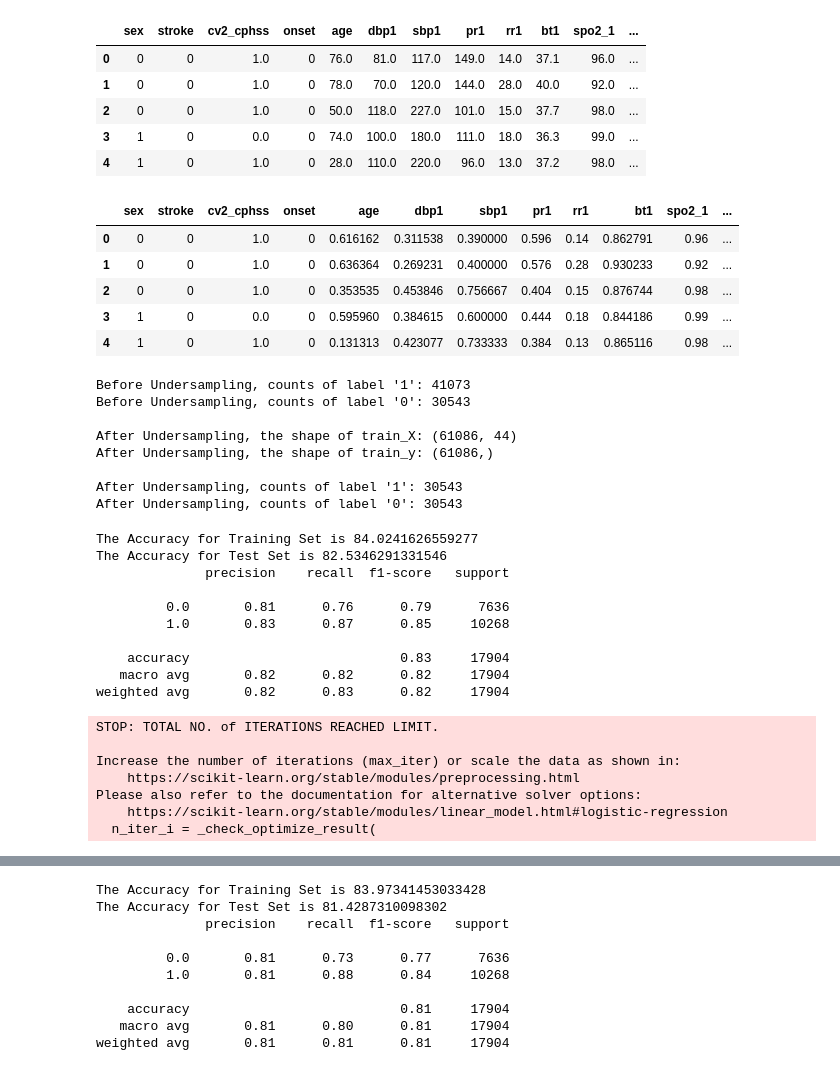
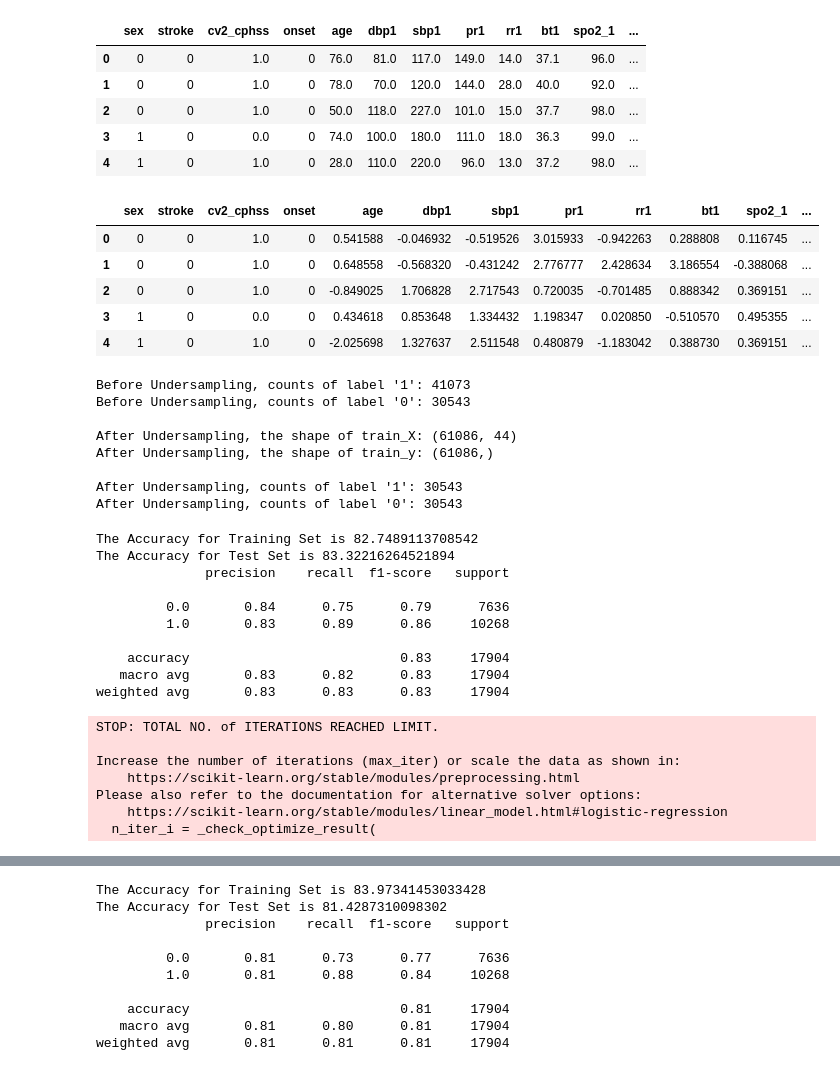
Before and after one commit to nilesh3030/Stroke-Prediction, a Jupyter notebook: Notebooks/5_modelling.ipynb, the cells around one changed output, grey strips where cells are left out. Drawn from its saved outputs; the diff is of its cells as text; code cells hidden in the pictures.

```diff
--- a/Notebooks/5_modelling.ipynb
+++ b/Notebooks/5_modelling.ipynb
@@ -126,16 +141,16 @@ LR_data.head()
 | 4 | 1 | 0 | 1.0 | 0 | 28.0 | 110.0 | 220.0 | 96.0 | 13.0 | 37.2 | 98.0 | ... |
 # %%
 vars_to_scale = ['age', 'dbp1','sbp1','pr1','rr1','bt1','spo2_1','Temperature','Temp_max_month','Temp_min_month','Temp_avg_month','diff_Temp_max_day','diff_Temp_min_day','diff_Temp_avg_day']
-scaler = MinMaxScaler()
+scaler = StandardScaler()
 LR_data[vars_to_scale] = scaler.fit_transform(LR_data[vars_to_scale])
 LR_data.head()
 # %% [output]
 |  | sex | stroke | cv2_cphss | onset | age | dbp1 | sbp1 | pr1 | rr1 | bt1 | spo2_1 | ... |
-| 0 | 0 | 0 | 1.0 | 0 | 0.616162 | 0.311538 | 0.390000 | 0.596 | 0.14 | 0.862791 | 0.96 | ... |
-| 1 | 0 | 0 | 1.0 | 0 | 0.636364 | 0.269231 | 0.400000 | 0.576 | 0.28 | 0.930233 | 0.92 | ... |
-| 2 | 0 | 0 | 1.0 | 0 | 0.353535 | 0.453846 | 0.756667 | 0.404 | 0.15 | 0.876744 | 0.98 | ... |
-| 3 | 1 | 0 | 0.0 | 0 | 0.595960 | 0.384615 | 0.600000 | 0.444 | 0.18 | 0.844186 | 0.99 | ... |
-| 4 | 1 | 0 | 1.0 | 0 | 0.131313 | 0.423077 | 0.733333 | 0.384 | 0.13 | 0.865116 | 0.98 | ... |
+| 0 | 0 | 0 | 1.0 | 0 | 0.541588 | -0.046932 | -0.519526 | 3.015933 | -0.942263 | 0.288808 | 0.116745 | ... |
+| 1 | 0 | 0 | 1.0 | 0 | 0.648558 | -0.568320 | -0.431242 | 2.776777 | 2.428634 | 3.186554 | -0.388068 | ... |
+| 2 | 0 | 0 | 1.0 | 0 | -0.849025 | 1.706828 | 2.717543 | 0.720035 | -0.701485 | 0.888342 | 0.369151 | ... |
+| 3 | 1 | 0 | 0.0 | 0 | 0.434618 | 0.853648 | 1.334432 | 1.198347 | 0.020850 | -0.510570 | 0.495355 | ... |
+| 4 | 1 | 0 | 1.0 | 0 | -2.025698 | 1.327637 | 2.511548 | 0.480879 | -1.183042 | 0.388730 | 0.369151 | ... |
 # %%
 X = LR_data.iloc[:,LR_data.columns != 'cv2_cphss']
 y = LR_data.cv2_cphss
@@ -178,16 +193,16 @@ print("The Accuracy for Test Set is {}".format(test_acc*100))
 
 print(classification_report(y_test, y_pred))
 # %% [output]
-The Accuracy for Training Set is 84.0241626559277
-The Accuracy for Test Set is 82.5346291331546
+The Accuracy for Training Set is 82.7489113708542
+The Accuracy for Test Set is 83.32216264521894
               precision    recall  f1-score   support
 
-         0.0       0.81      0.76      0.79      7636
-         1.0       0.83      0.87      0.85     10268
+         0.0       0.84      0.75      0.79      7636
+         1.0       0.83      0.89      0.86     10268
 
     accuracy                           0.83     17904
-   macro avg       0.82      0.82      0.82     17904
-weighted avg       0.82      0.83      0.82     17904
+   macro avg       0.83      0.82      0.83     17904
+weighted avg       0.83      0.83      0.83     17904
 STOP: TOTAL NO. of ITERATIONS REACHED LIMIT.
 
 Increase the number of iterations (max_iter) or scale the data as shown in:
```
Also changed, not shown: parts of 12 cells of this notebook.
